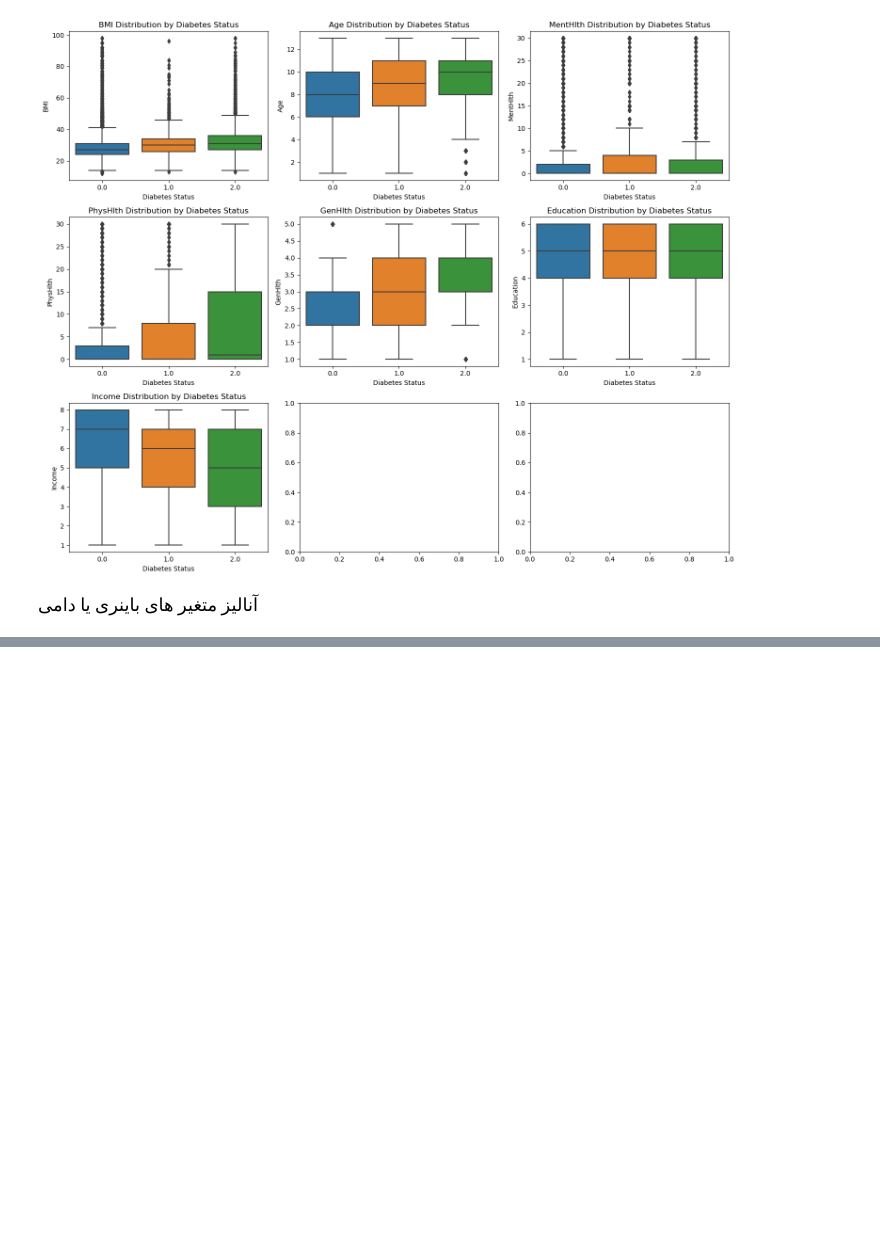
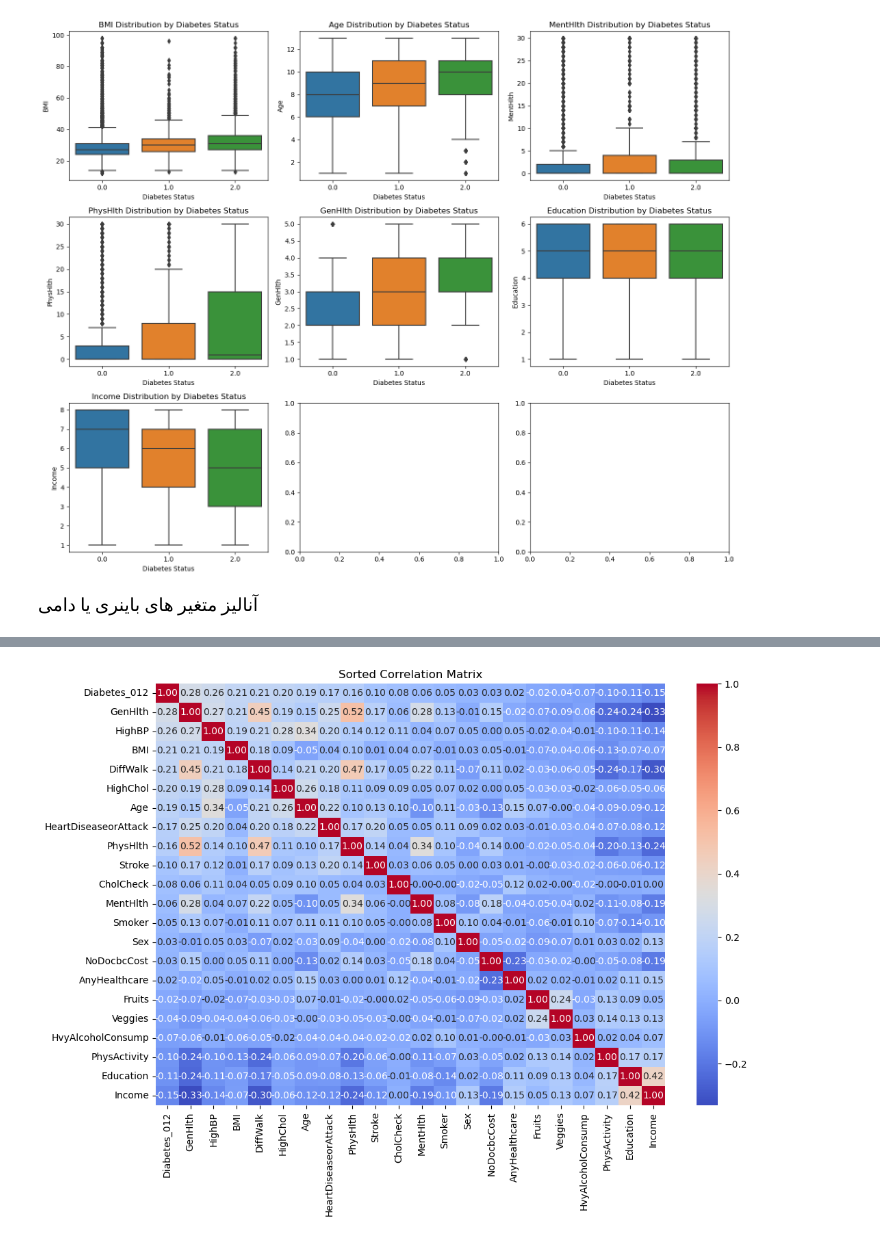
Before and after one commit to hossein-sadri/Diabetes_Project, a Jupyter notebook: Diabetes Prediction Project.ipynb, the cells around one changed output, grey strips where cells are left out. Saved outputs shown, nothing was run; the diff lists cells and outputs as text; code cells hidden in the pictures; blank space fills up the shorter version.

```diff
--- a/Diabetes Prediction Project.ipynb
+++ b/Diabetes Prediction Project.ipynb
@@ -416,0 +415,23 @@ Sex                       244.305465   8.907221e-54         True
+# %%
+import seaborn as sns
+
+
+df_copy = df.copy()
+df_copy['Diabetes_012'] = df_copy['Diabetes_Binary']
+df_copy = df_copy.drop(columns=['Diabetes_Binary', 'merged_target'])
+
+correlation_matrix = df_copy.corr()
+correlation_with_diabetes = correlation_matrix['Diabetes_012'].sort_values(ascending=False)
+
+sorted_correlation = correlation_with_diabetes.sort_values(ascending=False)
+sorted_features = sorted_correlation.index.tolist()
+
+sorted_correlation_matrix = df_copy[sorted_features].corr()
+sorted_correlation_matrix = sorted_correlation_matrix.loc[sorted_features, sorted_features]
+
+plt.figure(figsize=(12, 8))
+sns.heatmap(sorted_correlation_matrix, annot=True, cmap='coolwarm', fmt='.2f')
+plt.title('Sorted Correlation Matrix')
+plt.show()
+# %% [output]
+[figure, added]
```
Also changed, not shown: parts of 11 cells of this notebook.
